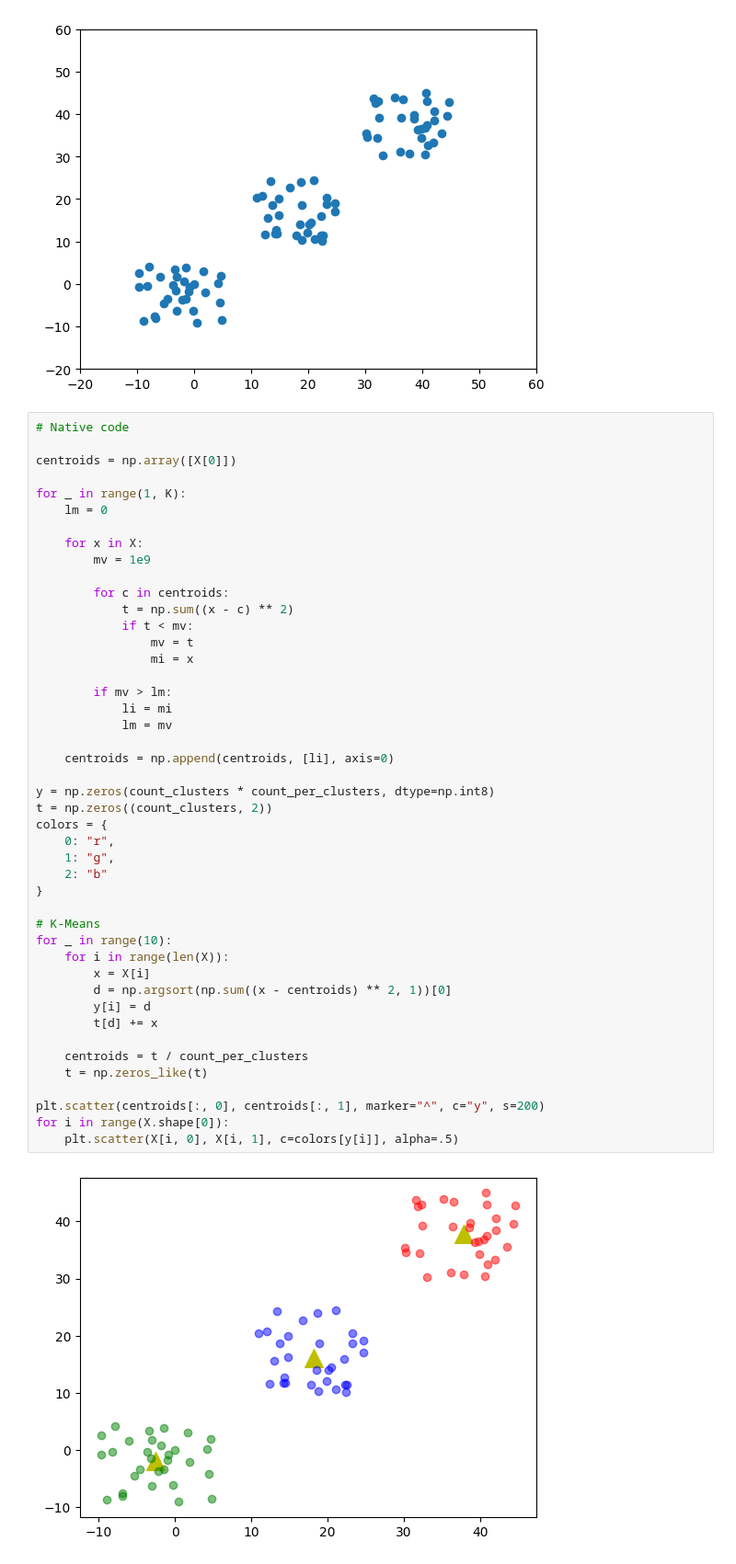
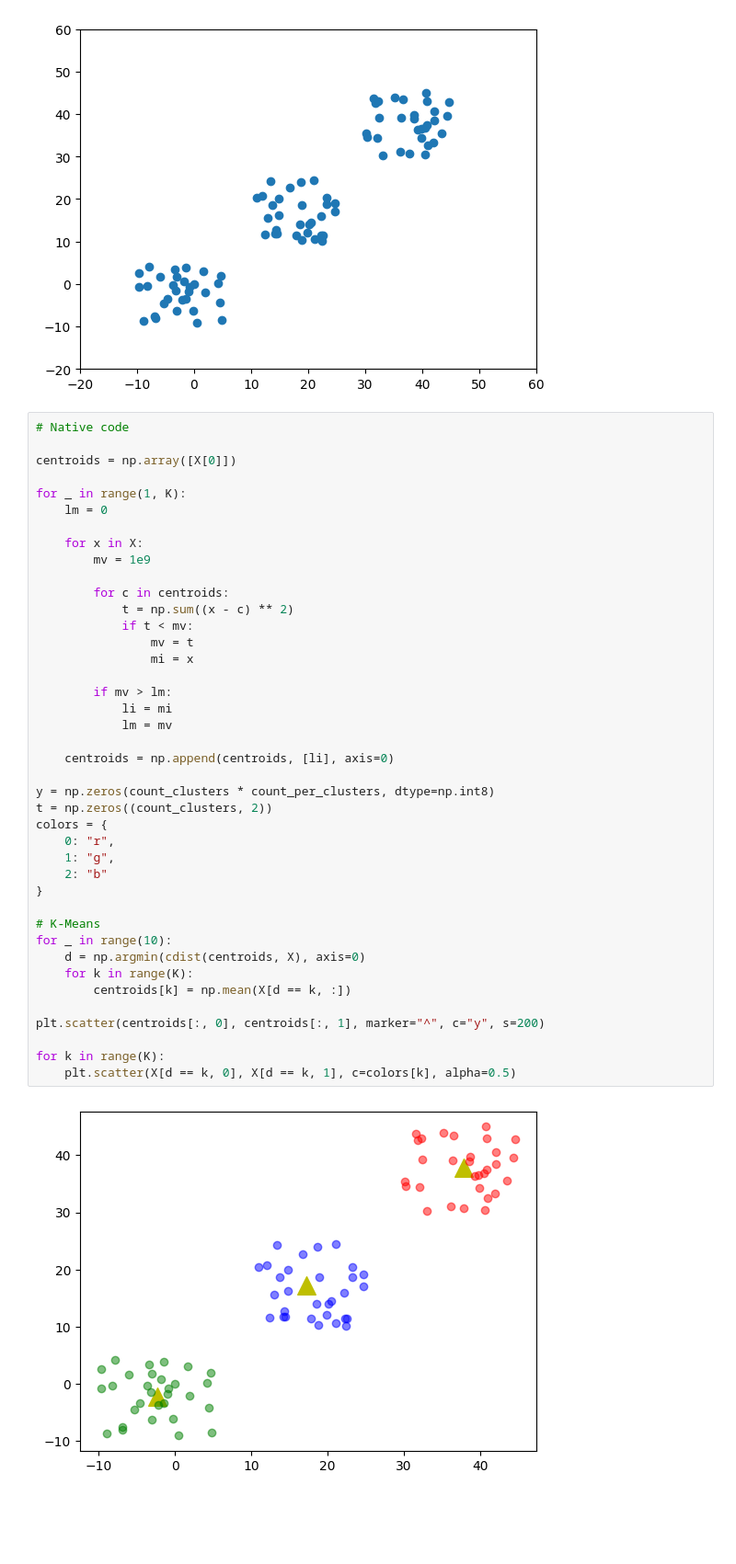
Before and after one commit to xbaotg/LearningML, a Jupyter notebook: Algorithms/K-Means/main.ipynb, the cells around one changed output. Shown at 92% size. Drawn from its saved outputs; the diff is of its cells as text; blank space fills up the shorter version.

```diff
--- a/Algorithms/K-Means/main.ipynb
+++ b/Algorithms/K-Means/main.ipynb
@@ -27,44 +28,40 @@ for _ in range(1, K):
     lm = 0
 
     for x in X:
         mv = 1e9
 
         for c in centroids:
             t = np.sum((x - c) ** 2)
             if t < mv:
                 mv = t
                 mi = x
 
         if mv > lm:
             li = mi
             lm = mv
 
     centroids = np.append(centroids, [li], axis=0)
 
 y = np.zeros(count_clusters * count_per_clusters, dtype=np.int8)
 t = np.zeros((count_clusters, 2))
 colors = {
     0: "r",
     1: "g",
     2: "b"
 }
 
 # K-Means
 for _ in range(10):
-    for i in range(len(X)):
-        x = X[i]
-        d = np.argsort(np.sum((x - centroids) ** 2, 1))[0]
-        y[i] = d
-        t[d] += x
-
-    centroids = t / count_per_clusters
-    t = np.zeros_like(t)
+    d = np.argmin(cdist(centroids, X), axis=0)
+    for k in range(K):
+        centroids[k] = np.mean(X[d == k, :])
 
 plt.scatter(centroids[:, 0], centroids[:, 1], marker="^", c="y", s=200)
-for i in range(X.shape[0]):
-    plt.scatter(X[i, 0], X[i, 1], c=colors[y[i]], alpha=.5)
+
+for k in range(K):
+    plt.scatter(X[d == k, 0], X[d == k, 1], c=colors[k], alpha=0.5)
 # %% [output]
-[figure, old version]
+[figure, new version]
 # %%
 # Using Sklearn
 
```
Also changed, not shown: parts of 2 cells of this notebook.
